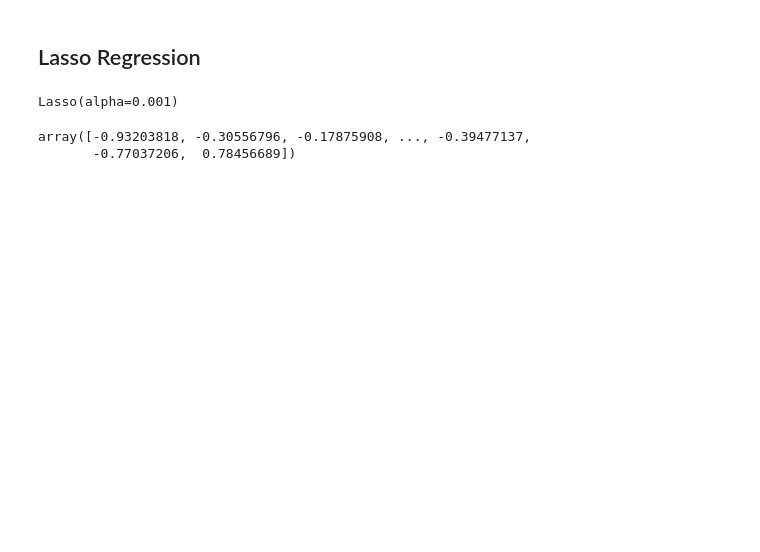
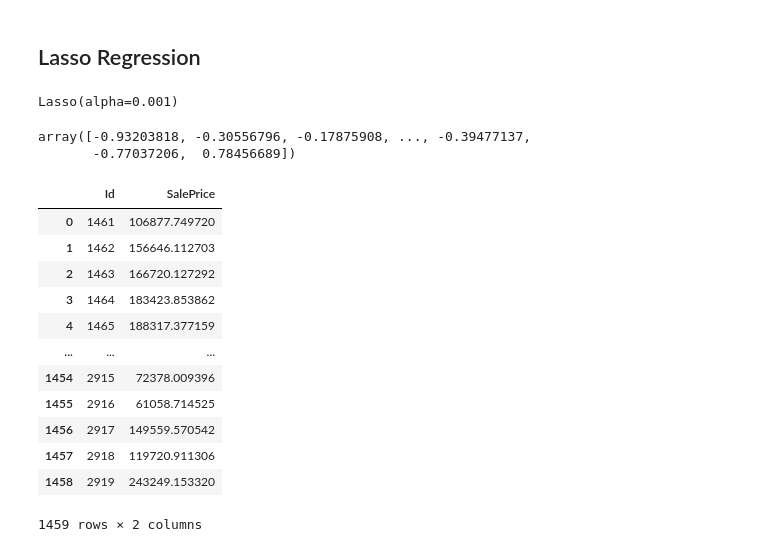
Before and after one commit to hieunguyen-cyber/Advanced_Regression, a Jupyter notebook: notebooks/Regression_NQD.ipynb, the cells around one changed output. Saved outputs shown, nothing was run; the diff lists cells and outputs as text; code cells hidden in the pictures; blank space fills up the shorter version.

```diff
--- a/notebooks/Regression_NQD.ipynb
+++ b/notebooks/Regression_NQD.ipynb
@@ -85,3 +139,22 @@ LassoRegr.predict(test)
 # %% [output]
 array([-0.93203818, -0.30556796, -0.17875908, ..., -0.39477137,
        -0.77037206,  0.78456689])
+# %%
+SalePrice3 = pd.DataFrame(LassoRegr.predict(test), columns = ['SalePrice']).apply(lambda x: x*std + mean)
+# %%
+Id3 = pd.DataFrame(testdf['Id'])
+pd.concat([Id3, SalePrice3], axis = 1)
+# %% [output]
+|  | Id | SalePrice |
+| 0 | 1461 | 106877.749720 |
+| 1 | 1462 | 156646.112703 |
+| 2 | 1463 | 166720.127292 |
+| 3 | 1464 | 183423.853862 |
+| 4 | 1465 | 188317.377159 |
+| ... | ... | ... |
+| 1454 | 2915 | 72378.009396 |
+| 1455 | 2916 | 61058.714525 |
+| 1456 | 2917 | 149559.570542 |
+| 1457 | 2918 | 119720.911306 |
+| 1458 | 2919 | 243249.153320 |
+1459 rows × 2 columns
```
Also changed, not shown: parts of 19 cells of this notebook.
